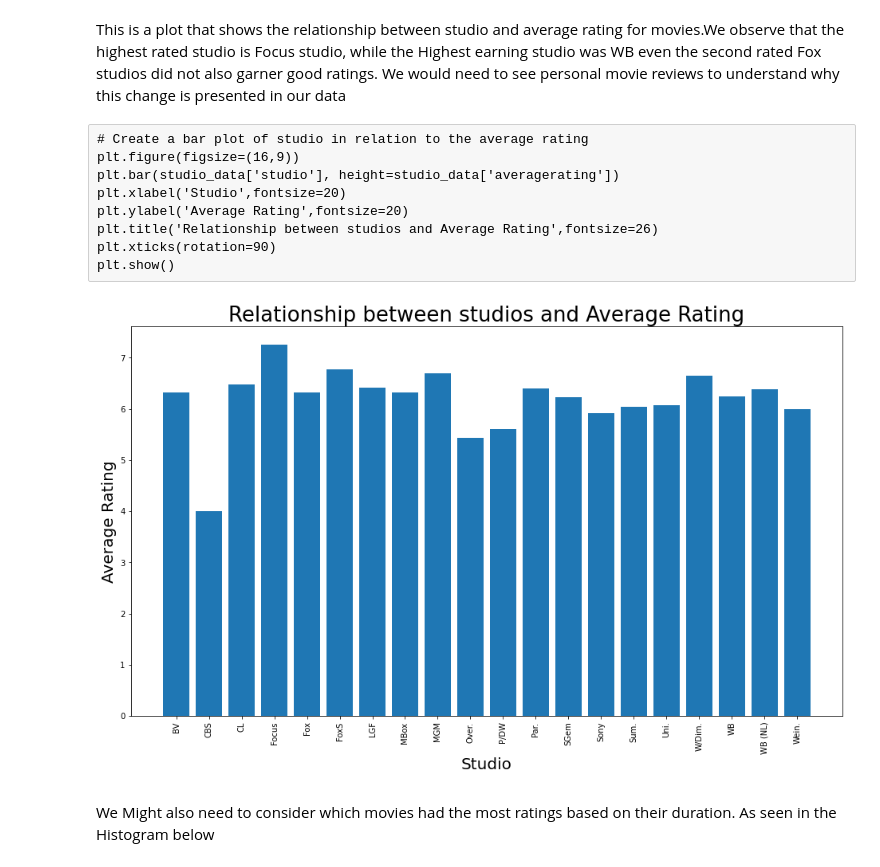
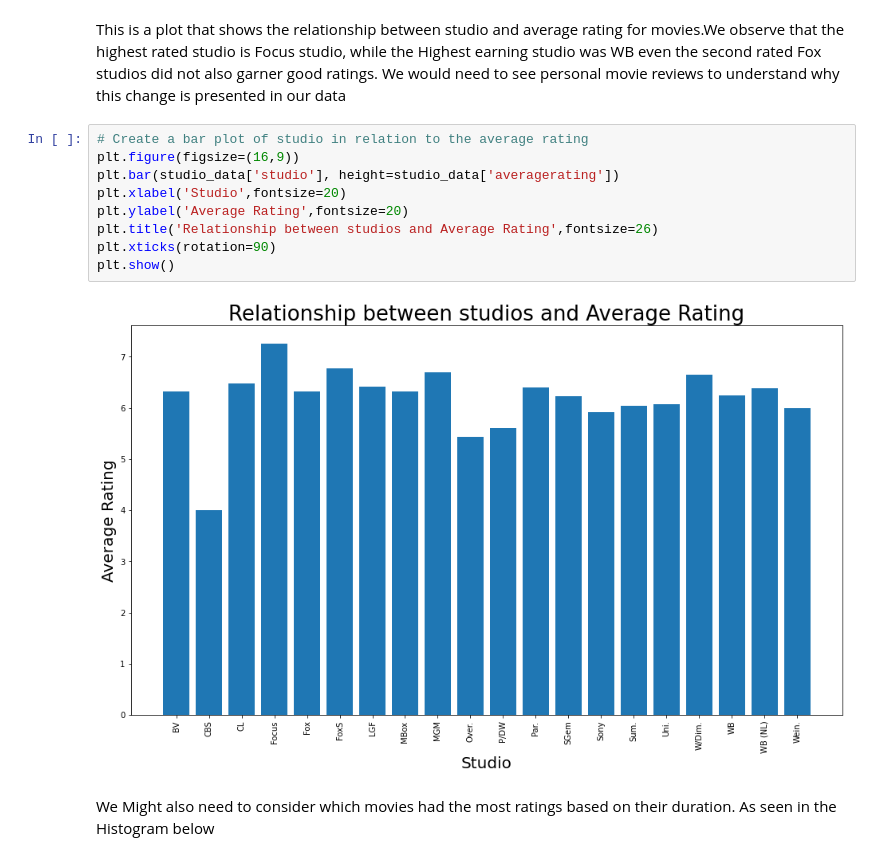
Before and after one commit to Imacharia/Microsoft-Movie-Studio-market-analysis, a Jupyter notebook: Movies Analysis,Final.ipynb, the cells around one changed output. Saved outputs shown, nothing was run; the diff lists cells and outputs as text.

```diff
--- a/Movies Analysis,Final.ipynb
+++ b/Movies Analysis,Final.ipynb
@@ -100,16 +100,16 @@ To address this question, we can create a histogram plot showing the relationshi
 # %% [markdown]
 This is a plot that shows the relationship between studio and average rating for movies.We observe that the highest rated studio is Focus studio, while the Highest earning studio was WB even the second rated Fox studios did not also garner good ratings.
 We would need to see personal movie reviews to understand why this change is presented in our data
-# %% [raw]
-# Create a bar plot of studio in relation to the average rating
-plt.figure(figsize=(16,9))
-plt.bar(studio_data['studio'], height=studio_data['averagerating'])
-plt.xlabel('Studio',fontsize=20)
-plt.ylabel('Average Rating',fontsize=20)
-plt.title('Relationship between studios and Average Rating',fontsize=26)
-plt.xticks(rotation=90)
-plt.show()
-# %% [markdown]
-![image.png](attachment:image.png)
+# %%
+# Create a bar plot of studio in relation to the average rating
+plt.figure(figsize=(16,9))
+plt.bar(studio_data['studio'], height=studio_data['averagerating'])
+plt.xlabel('Studio',fontsize=20)
+plt.ylabel('Average Rating',fontsize=20)
+plt.title('Relationship between studios and Average Rating',fontsize=26)
+plt.xticks(rotation=90)
+plt.show()
+# %% [output]
+[figure, added]
 # %% [markdown]
 We Might also need to consider which movies had the most ratings based on their duration. As seen in the Histogram below
```
Also changed, not shown: parts of 42 cells of this notebook, 7 other files.
